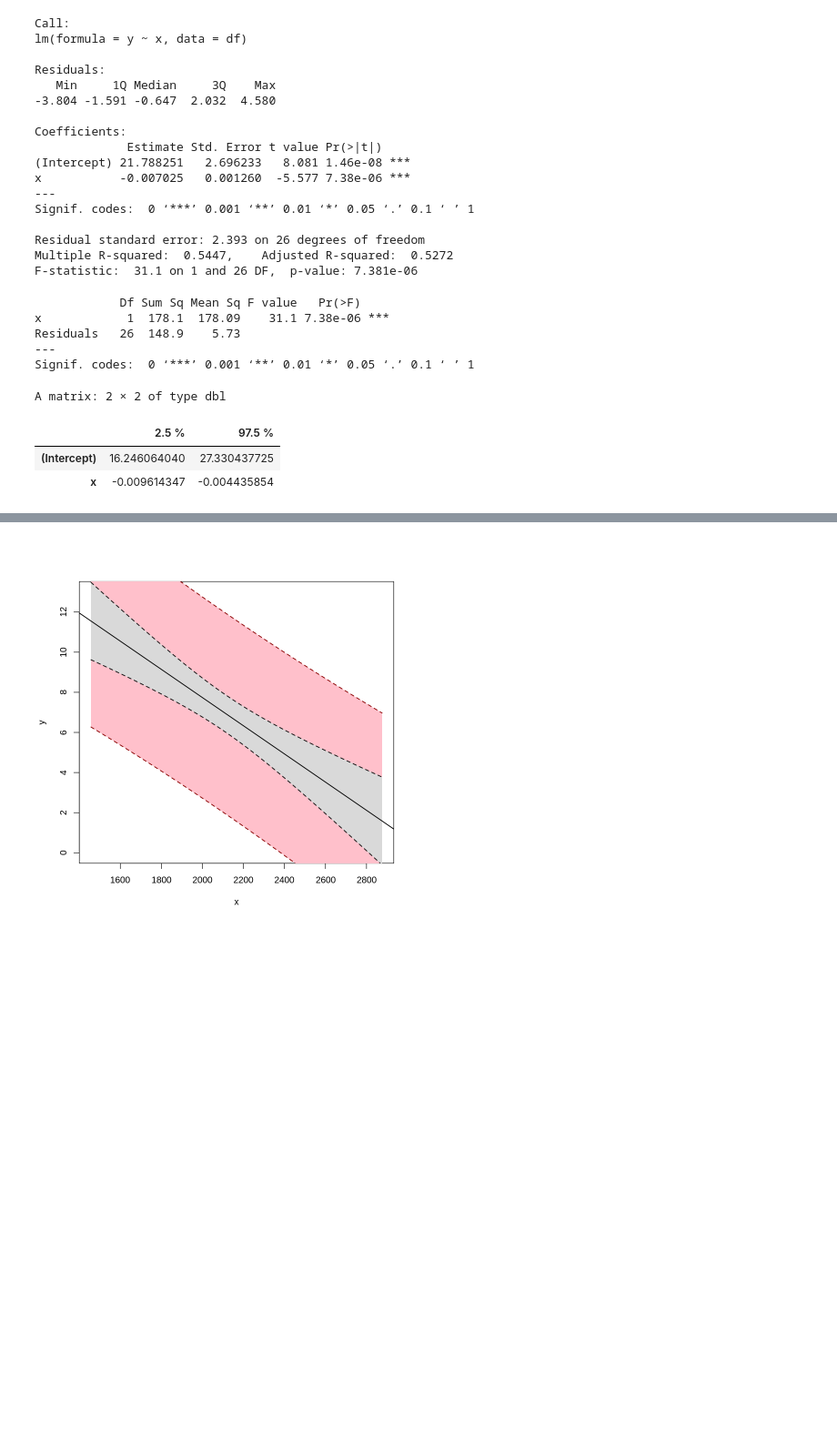
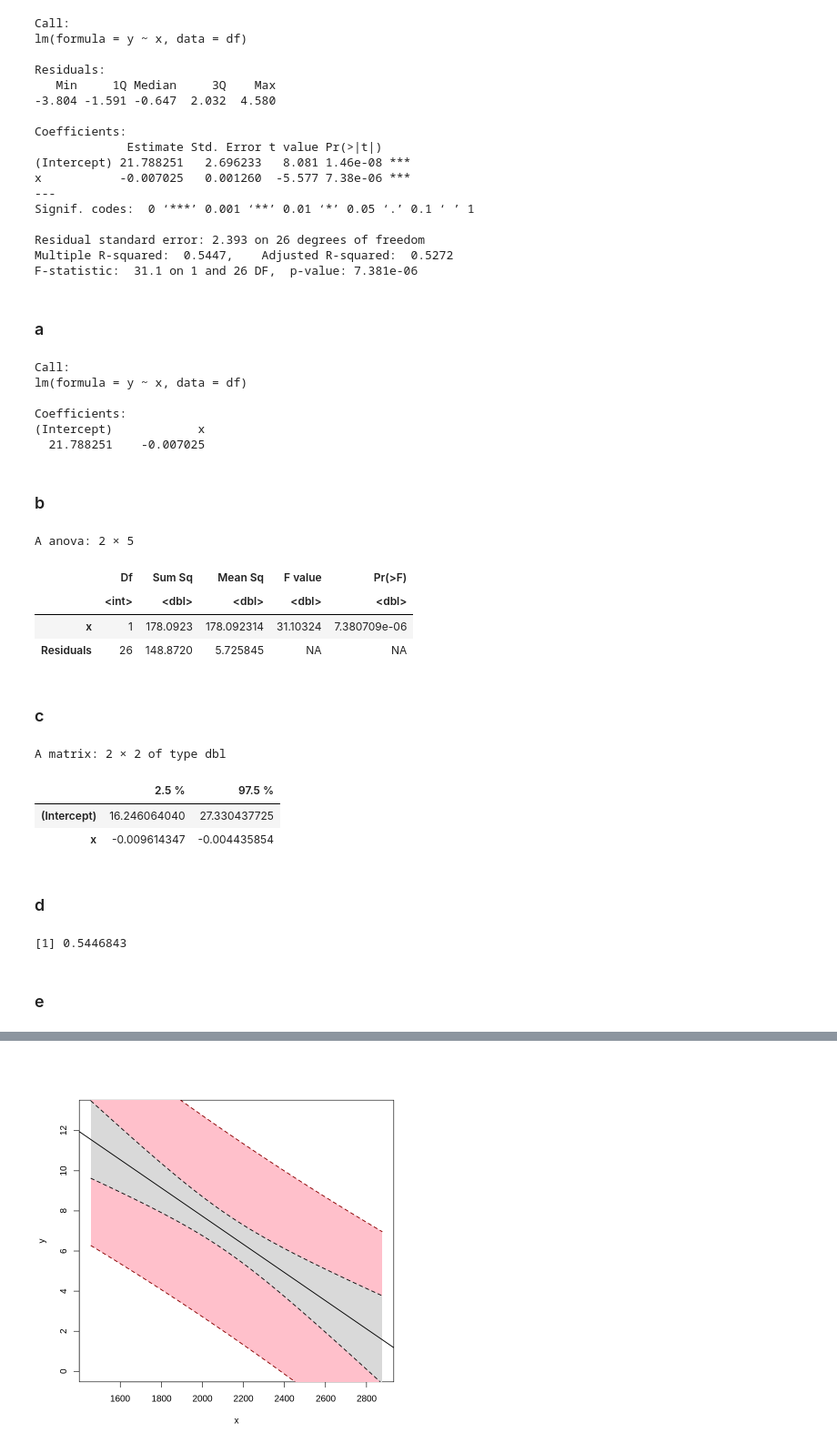
Before and after one commit to j-buss/Introduction-to-Linear-Regression-Analysis, a Jupyter notebook: Chapter_02/Chapter_02_Problems_R.ipynb, the cells around one changed output, grey strips where cells are left out. Shown at 91% size. Drawn from its saved outputs; the diff is of its cells as text; code cells hidden in the pictures; blank space fills up the shorter version.

```diff
--- a/Chapter_02/Chapter_02_Problems_R.ipynb
+++ b/Chapter_02/Chapter_02_Problems_R.ipynb
@@ -20,3 +20,7 @@ library(AICcmodavg)
 ## 2.1
 # %%
 dataTableB1 <- read_excel('../linear_regression_5e_data_sets/Appendices/data-table-B1.XLS')
+
+df <- data.frame(y=dataTableB1$y, x=dataTableB1$x8)
+
+head(df)
@@ -23,8 +36,0 @@ dataTableB1 <- read_excel('../linear_regression_5e_data_sets/Appendices/data-tab
-# %%
-df <- data.frame(dataTableB1$y, dataTableB1$x8)
-# %%
-df <- df %>%
-    rename(
-        x = dataTableB1.x8,
-        y = dataTableB1.y
-    )
@@ -89,13 +73,28 @@ Signif. codes:  0 ‘***’ 0.001 ‘**’ 0.01 ‘*’ 0.05 ‘.’ 0.1 ‘ ’
 Residual standard error: 2.393 on 26 degrees of freedom
 Multiple R-squared:  0.5447,    Adjusted R-squared:  0.5272
 F-statistic:  31.1 on 1 and 26 DF,  p-value: 7.381e-06
+# %% [markdown]
+### a
+# %%
+Football.lm <- lm(y ~ x, data=df)  # build linear regression model on full data
+print(Football.lm)
+# %% [output]
+Call:
+lm(formula = y ~ x, data = df)
+
+Coefficients:
+(Intercept)            x
+  21.788251    -0.007025
+# %% [markdown]
+### b
 # %%
-one.way <- aov(y ~ x, data = df)
-summary(one.way)
+anova(Football.lm)
 # %% [output]
-            Df Sum Sq Mean Sq F value   Pr(>F)
-x            1  178.1  178.09    31.1 7.38e-06 ***
-Residuals   26  148.9    5.73
----
-Signif. codes:  0 ‘***’ 0.001 ‘**’ 0.01 ‘*’ 0.05 ‘.’ 0.1 ‘ ’ 1
+A anova: 2 × 5
+|  | Df | Sum Sq | Mean Sq | F value | Pr(>F) |
+|  | <int> | <dbl> | <dbl> | <dbl> | <dbl> |
+| x | 1 | 178.0923 | 178.092314 | 31.10324 | 7.380709e-06 |
+| Residuals | 26 | 148.8720 | 5.725845 | NA | NA |
+# %% [markdown]
+### c
 # %%
@@ -105,4 +104,12 @@ A matrix: 2 × 2 of type dbl
 |  | 2.5 % | 97.5 % |
 | (Intercept) | 16.246064040 | 27.330437725 |
 | x | -0.009614347 | -0.004435854 |
+# %% [markdown]
+### d
+# %%
+summary(Football.lm)$r.squared
+# %% [output]
+[1] 0.5446843
+# %% [markdown]
+### e
 # %%
```
Also changed, not shown: parts of 33 cells of this notebook.
